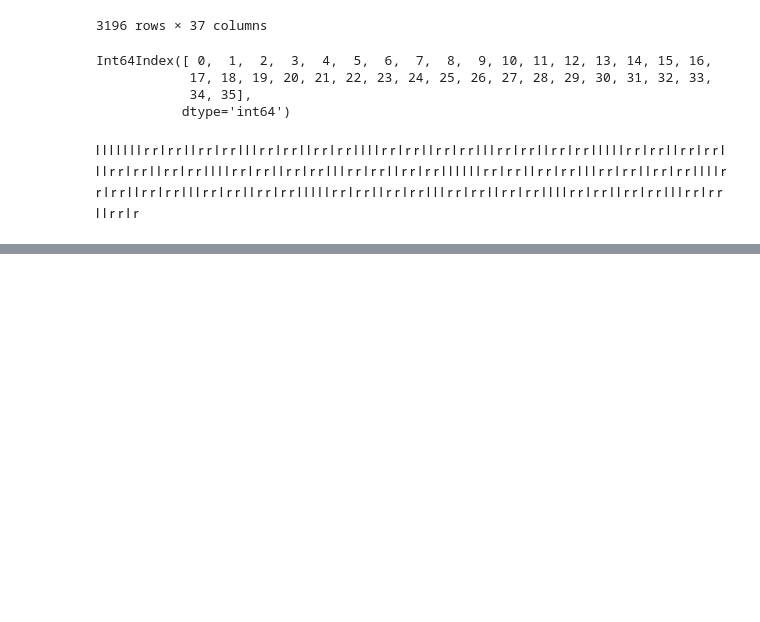
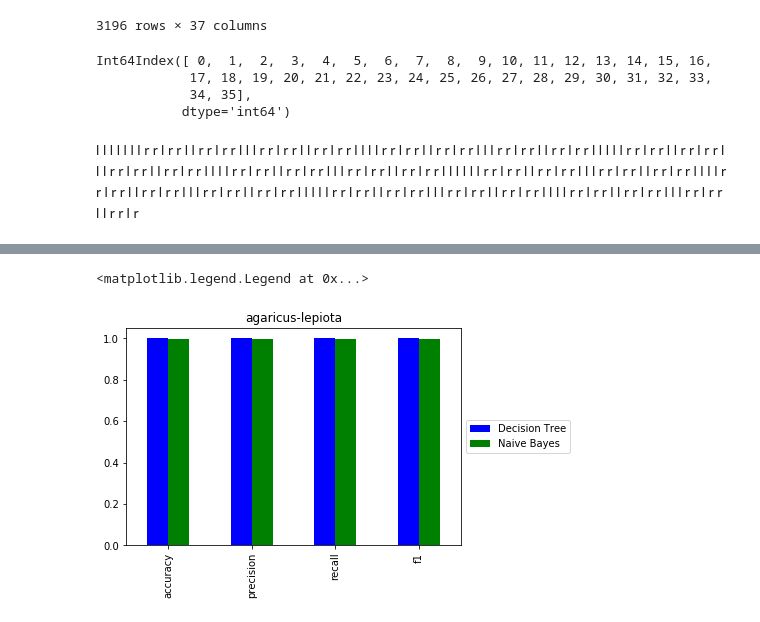
Before and after one commit to liiniix/bogor, a Jupyter notebook: Untitled.ipynb, the cells around one changed output, grey strips where cells are left out. Saved outputs shown, nothing was run; the diff lists cells and outputs as text; code cells hidden in the pictures; blank space fills up the shorter version.

```diff
--- a/Untitled.ipynb
+++ b/Untitled.ipynb
@@ -1161,0 +1188,5 @@ r
+# %%
+df.plot(kind="bar", title="agaricus-lepiota").legend(loc='center left', bbox_to_anchor=(1, 0.5))
+# %% [output]
+<matplotlib.legend.Legend at 0x...>
+[figure, added]
```
Also changed, not shown: parts of 49 cells of this notebook, 15 other files.
